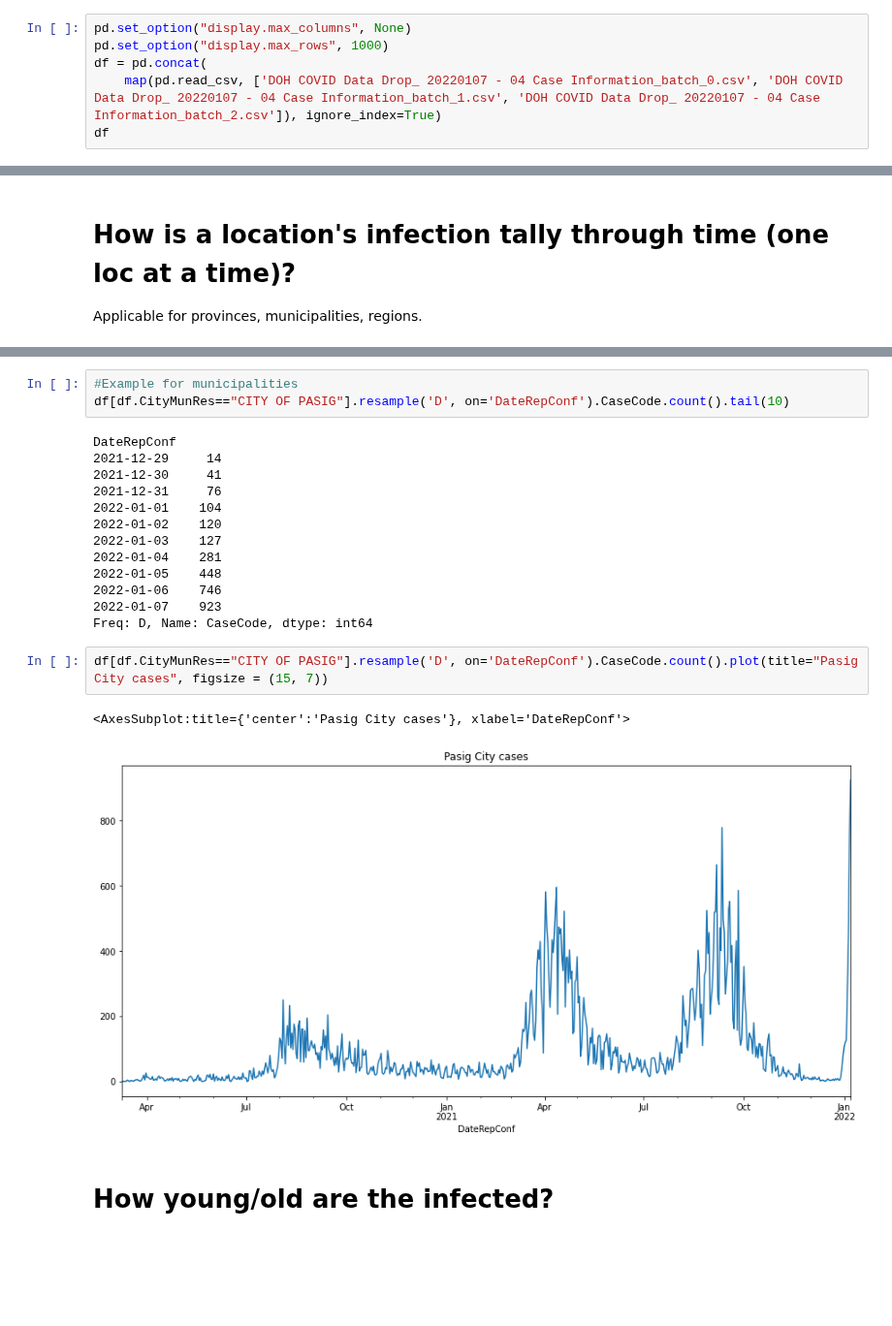
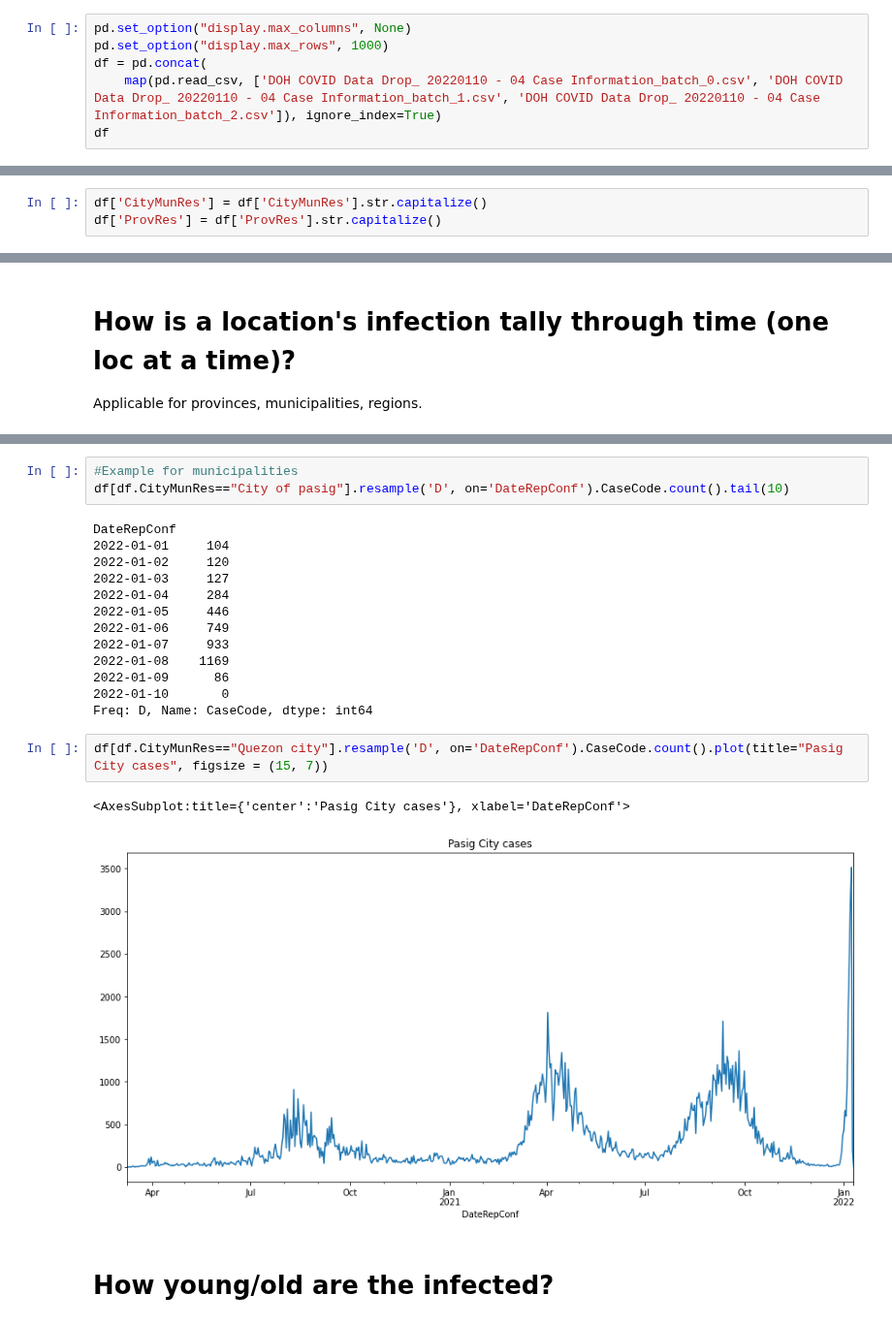
Before and after one commit to pmagtulis/covid-ph, a Jupyter notebook: covid-philippines.ipynb, the cells around one changed output, grey strips where cells are left out. Shown at 97% size. Drawn from its saved outputs; the diff is of its cells as text; blank space fills up the shorter version.

```diff
--- a/covid-philippines.ipynb
+++ b/covid-philippines.ipynb
@@ -16,7 +16,7 @@ import matplotlib.pyplot as plt
 pd.set_option("display.max_columns", None)
 pd.set_option("display.max_rows", 1000)
 df = pd.concat(
-    map(pd.read_csv, ['DOH COVID Data Drop_ 20220107 - 04 Case Information_batch_0.csv', 'DOH COVID Data Drop_ 20220107 - 04 Case Information_batch_1.csv', 'DOH COVID Data Drop_ 20220107 - 04 Case Information_batch_2.csv']), ignore_index=True)
+    map(pd.read_csv, ['DOH COVID Data Drop_ 20220110 - 04 Case Information_batch_0.csv', 'DOH COVID Data Drop_ 20220110 - 04 Case Information_batch_1.csv', 'DOH COVID Data Drop_ 20220110 - 04 Case Information_batch_2.csv']), ignore_index=True)
 df
 # %% [output]
 |  | CaseCode | Age | AgeGroup | Sex | DateSpecimen | DateResultRelease | DateRepConf | DateDied | ... |
@@ -63,4 +63,7 @@ DateOnset            datetime64[ns]
 Pregnanttab                  object
 ValidationStatus             object
 dtype: object
+# %%
+df['CityMunRes'] = df['CityMunRes'].str.capitalize()
+df['ProvRes'] = df['ProvRes'].str.capitalize()
 # %% [markdown]
@@ -375,25 +412,25 @@ DateRepConf
 Freq: D, Name: CaseCode, dtype: int64
 # %%
 #Example for municipalities
-df[df.CityMunRes=="CITY OF PASIG"].resample('D', on='DateRepConf').CaseCode.count().tail(10)
+df[df.CityMunRes=="City of pasig"].resample('D', on='DateRepConf').CaseCode.count().tail(10)
 # %% [output]
 DateRepConf
-2021-12-29     14
-2021-12-30     41
-2021-12-31     76
-2022-01-01    104
-2022-01-02    120
-2022-01-03    127
-2022-01-04    281
-2022-01-05    448
-2022-01-06    746
-2022-01-07    923
+2022-01-01     104
+2022-01-02     120
+2022-01-03     127
+2022-01-04     284
+2022-01-05     446
+2022-01-06     749
+2022-01-07     933
+2022-01-08    1169
+2022-01-09      86
+2022-01-10       0
 Freq: D, Name: CaseCode, dtype: int64
 # %%
-df[df.CityMunRes=="CITY OF PASIG"].resample('D', on='DateRepConf').CaseCode.count().plot(title="Pasig City cases", figsize = (15, 7))
+df[df.CityMunRes=="Quezon city"].resample('D', on='DateRepConf').CaseCode.count().plot(title="Pasig City cases", figsize = (15, 7))
 # %% [output]
 <AxesSubplot:title={'center':'Pasig City cases'}, xlabel='DateRepConf'>
-[figure, old version]
+[figure, new version]
 # %% [markdown]
 # How young/old are the infected?
 # %%
```
Also changed, not shown: parts of 45 cells of this notebook.
